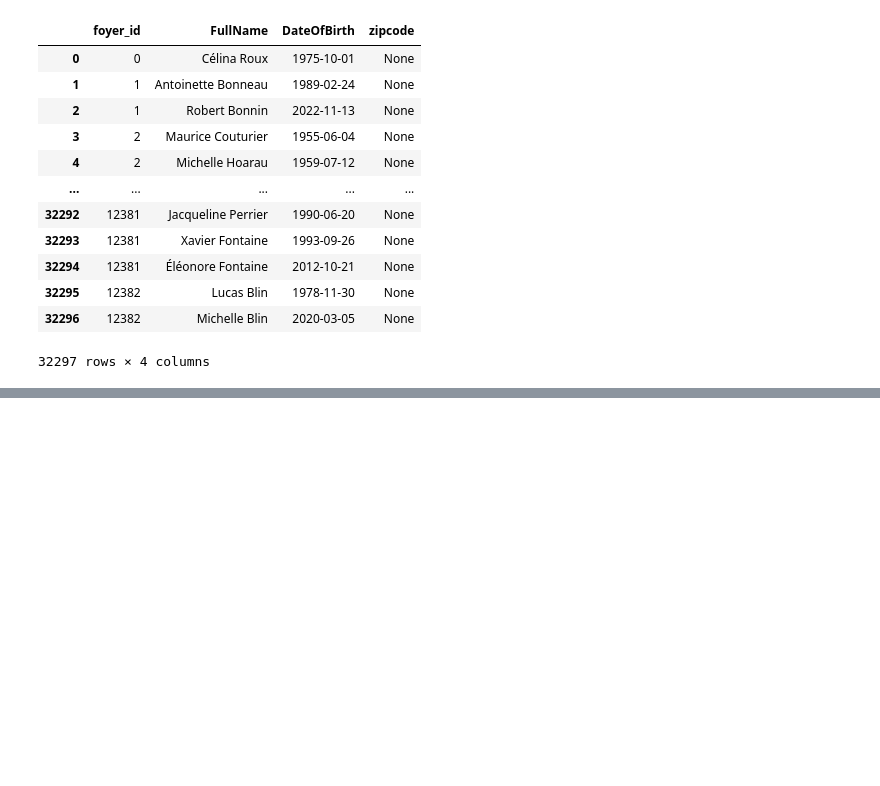
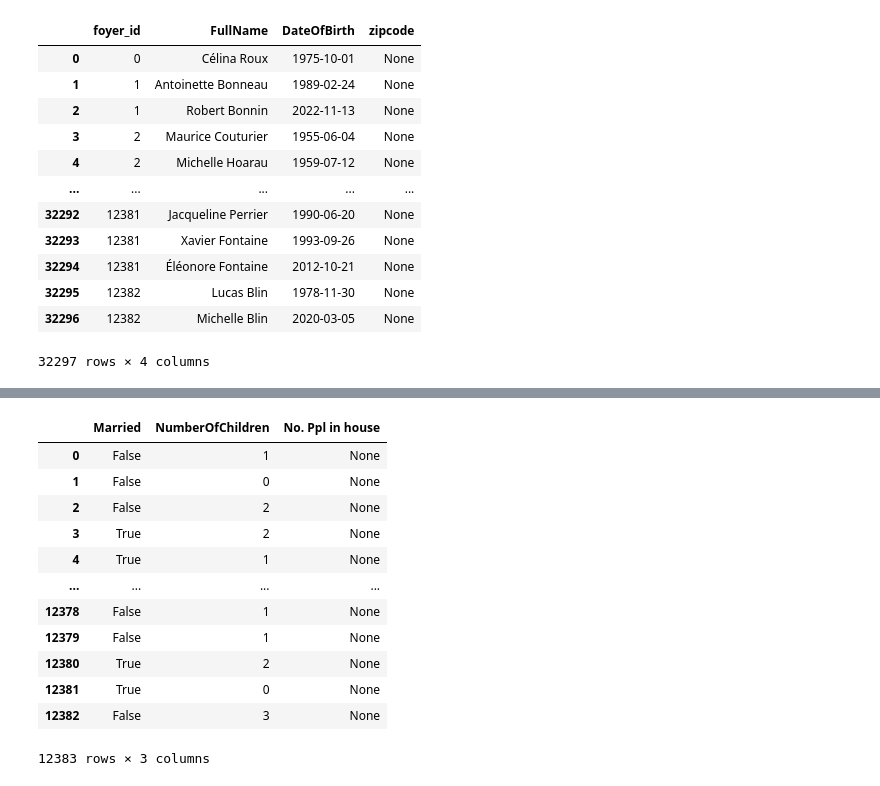
Before and after one commit to iliasslasri/DirectAssurance-Hackathon, a Jupyter notebook: ReIdentification_Sujet/ReIdentification_Sujet-Fan.ipynb, the cells around one changed output, grey strips where cells are left out. Drawn from its saved outputs; the diff is of its cells as text; code cells hidden in the pictures; blank space fills up the shorter version.

```diff
--- a/ReIdentification_Sujet/ReIdentification_Sujet-Fan.ipynb
+++ b/ReIdentification_Sujet/ReIdentification_Sujet-Fan.ipynb
@@ -138,0 +156,19 @@ foyers_df.groupeby()
+# %%
+clients_marriage = clients_exo.copy()
+clients_marriage["No. Ppl in house"] = None
+clients_marriage = clients_marriage[["Married","NumberOfChildren", "No. Ppl in house"]]
+clients_marriage
+# %% [output]
+|  | Married | NumberOfChildren | No. Ppl in house |
+| 0 | False | 1 | None |
+| 1 | False | 0 | None |
+| 2 | False | 2 | None |
+| 3 | True | 2 | None |
+| 4 | True | 1 | None |
+| ... | ... | ... | ... |
+| 12378 | False | 1 | None |
+| 12379 | False | 1 | None |
+| 12380 | True | 2 | None |
+| 12381 | True | 0 | None |
+| 12382 | False | 3 | None |
+12383 rows × 3 columns
```
Also changed, not shown: parts of 13 cells of this notebook.
